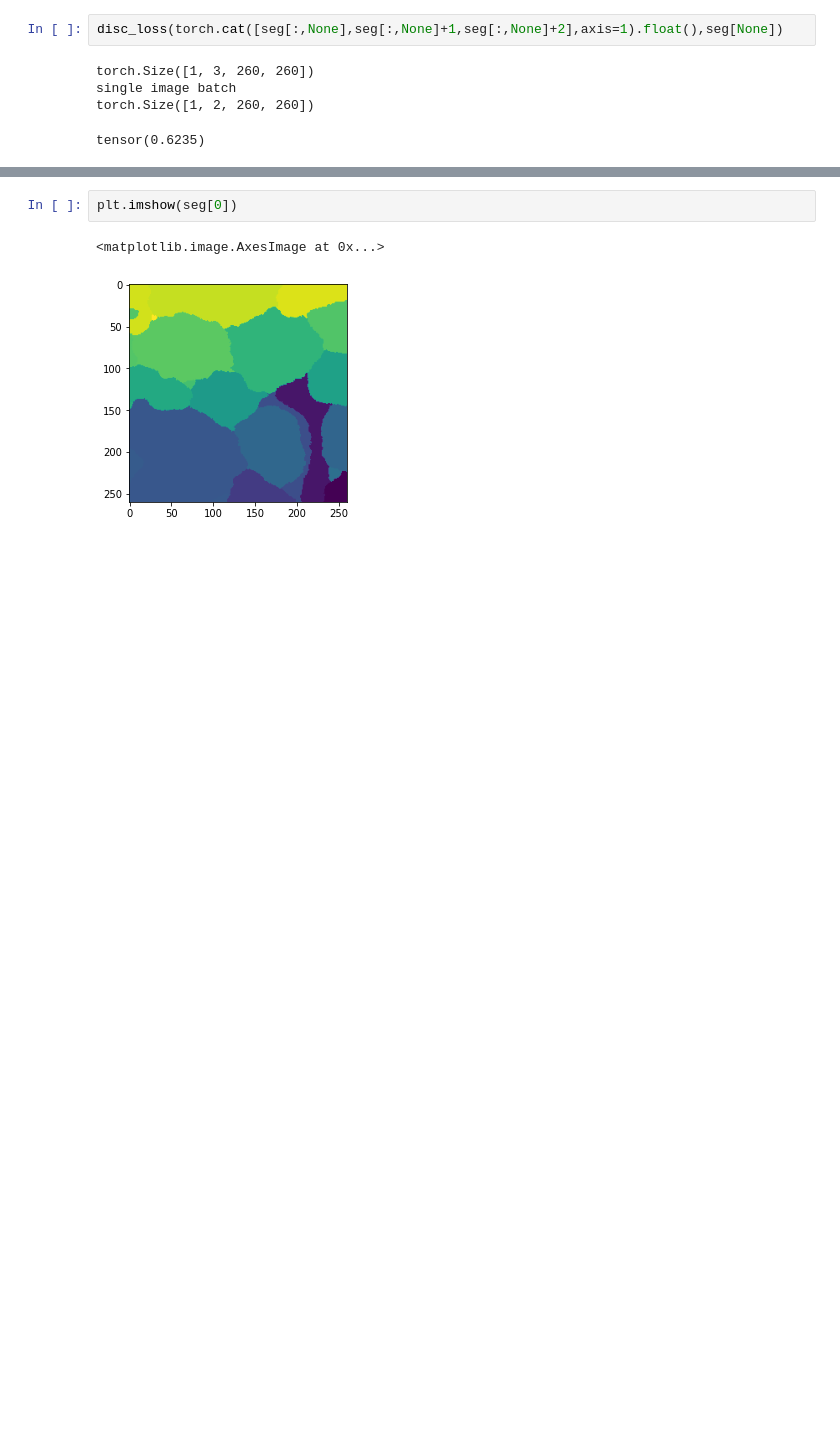
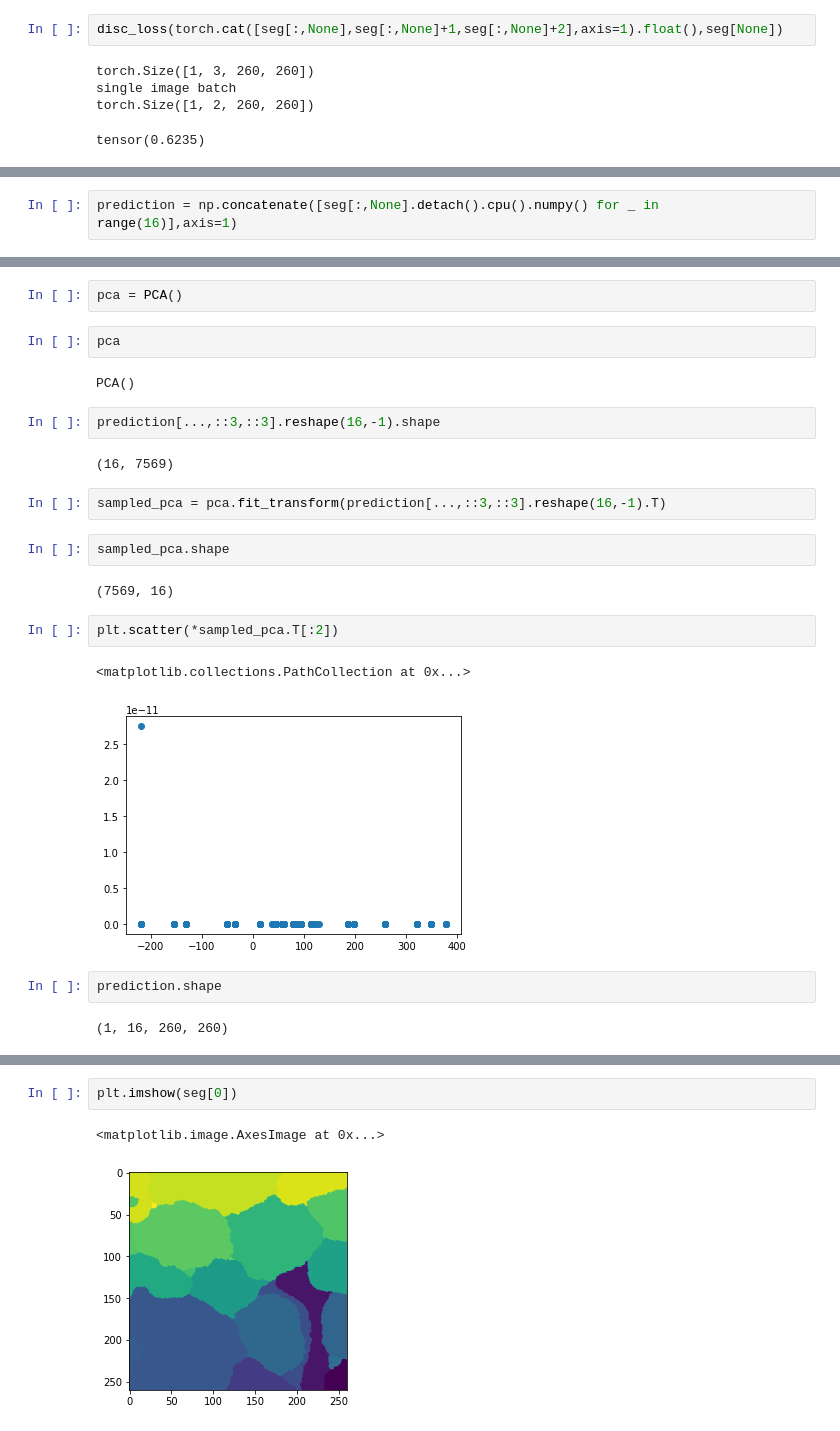
Before and after one commit to bbarad/defects_DLMBL, a Jupyter notebook: notebooks/dataloader_testing.ipynb, the cells around one changed output, grey strips where cells are left out. Cells and saved outputs as stored; diff of their text form; blank space fills up the shorter version.

```diff
--- a/notebooks/dataloader_testing.ipynb
+++ b/notebooks/dataloader_testing.ipynb
@@ -168,0 +171,2 @@ tensor(0.6235)
+# %%
+prediction = np.concatenate([seg[:,None].detach().cpu().numpy() for _ in range(16)],axis=1)
@@ -168,0 +179,25 @@ tensor(0.6235)
+# %%
+pca = PCA()
+# %%
+pca
+# %% [output]
+PCA()
+# %%
+prediction[...,::3,::3].reshape(16,-1).shape
+# %% [output]
+(16, 7569)
+# %%
+sampled_pca = pca.fit_transform(prediction[...,::3,::3].reshape(16,-1).T)
+# %%
+sampled_pca.shape
+# %% [output]
+(7569, 16)
+# %%
+plt.scatter(*sampled_pca.T[:2])
+# %% [output]
+<matplotlib.collections.PathCollection at 0x...>
+[figure, added]
+# %%
+prediction.shape
+# %% [output]
+(1, 16, 260, 260)
```
Also changed, not shown: parts of 13 cells of this notebook, 8 other files.
